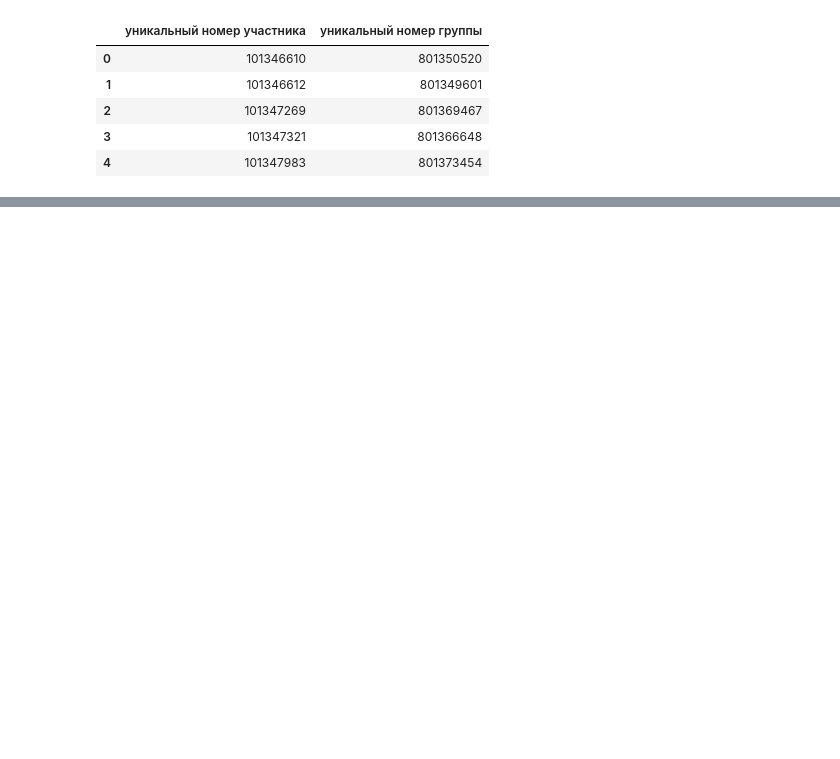
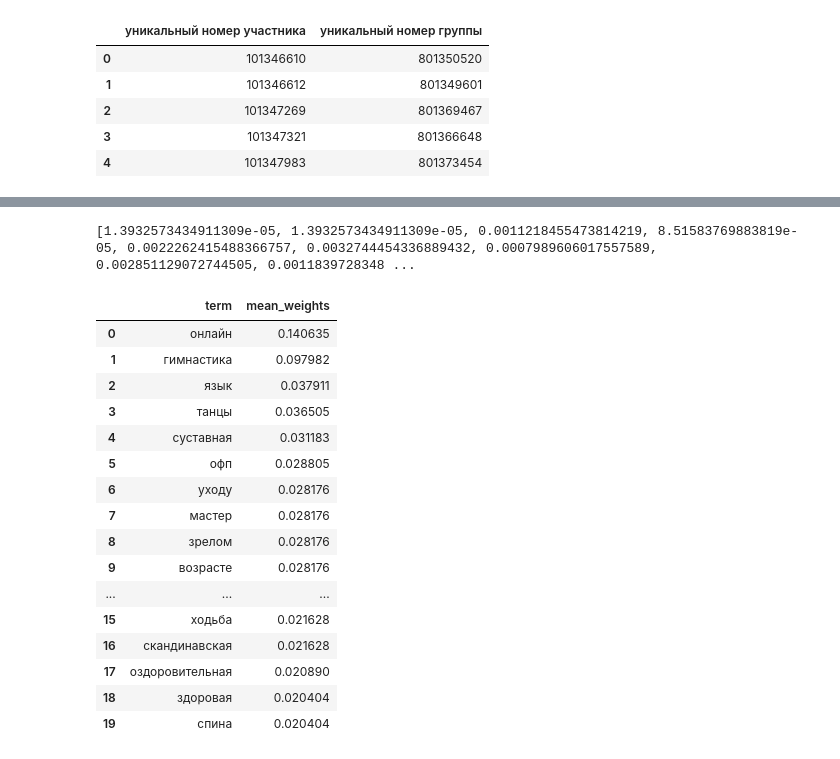
Before and after one commit to glazole/Algoritmika_19, a Jupyter notebook: #Model_appoved.ipynb, the cells around one changed output, grey strips where cells are left out. Cells and saved outputs as stored; diff of their text form; code cells hidden in the pictures; blank space fills up the shorter version.

```diff
--- a/#Model_appoved.ipynb
+++ b/#Model_appoved.ipynb
@@ -121,0 +176,32 @@ test.head()
+# %%
+# вычислим среднее арифметическое по строкам матрицы и преобразуем в список
+mean_weights = np.asarray(overview_matrix.mean(axis = 0)).ravel().tolist()
+print(mean_weights)
+# %% [output]
+[1.3932573434911309e-05, 1.3932573434911309e-05, 0.0011218455473814219, 8.51583769883819e-05, 0.0022262415488366757, 0.0032744454336889432, 0.0007989606017557589, 0.002851129072744505, 0.0011839728348 ...
+# %%
+# создадим датафрейм из словаря
+mean_weights_df = pd.DataFrame({'term': tfidf.get_feature_names_out(),
+                                'mean_weights': mean_weights})
+
+# сортируем по убыванию 10 слов с максимальным средним TF-IDF (частота слов, обратная частота документа)
+mean_weights_df.sort_values(by = 'mean_weights', ascending = False)\
+    .reset_index(drop = True).head(20)
+# %% [output]
+|  | term | mean_weights |
+| 0 | онлайн | 0.140635 |
+| 1 | гимнастика | 0.097982 |
+| 2 | язык | 0.037911 |
+| 3 | танцы | 0.036505 |
+| 4 | суставная | 0.031183 |
+| 5 | офп | 0.028805 |
+| 6 | уходу | 0.028176 |
+| 7 | мастер | 0.028176 |
+| 8 | зрелом | 0.028176 |
+| 9 | возрасте | 0.028176 |
+| ... | ... | ... |
+| 15 | ходьба | 0.021628 |
+| 16 | скандинавская | 0.021628 |
+| 17 | оздоровительная | 0.020890 |
+| 18 | здоровая | 0.020404 |
+| 19 | спина | 0.020404 |
```
Also changed, not shown: parts of 11 cells of this notebook.
